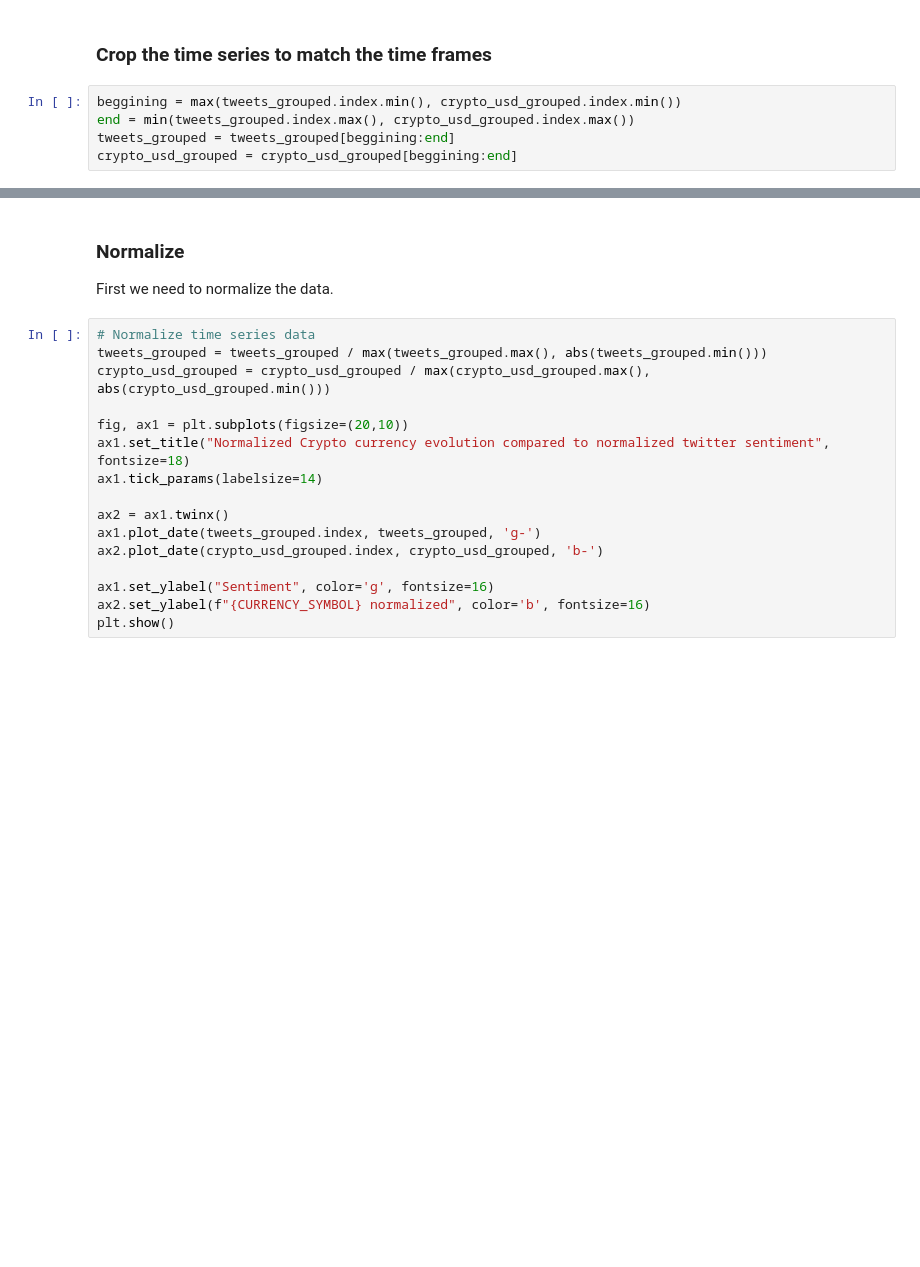
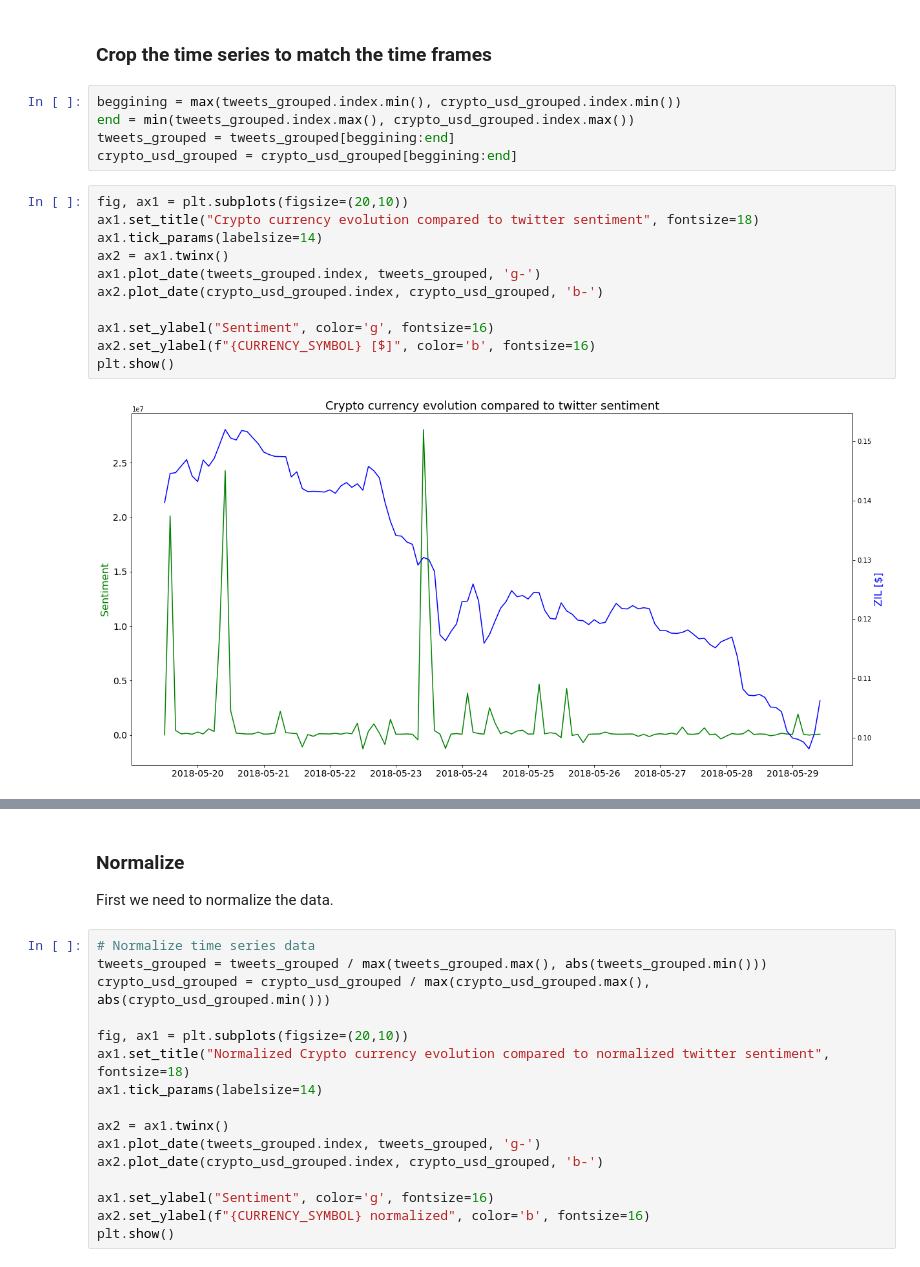
Before and after one commit to Drabble/TwitterSentimentAndCryptocurrencies, a Jupyter notebook: 04_TwitterSentimentAndCryptocurrencies.ipynb, the cells around one changed output, grey strips where cells are left out. Saved outputs shown, nothing was run; the diff lists cells and outputs as text; blank space fills up the shorter version.

```diff
--- a/04_TwitterSentimentAndCryptocurrencies.ipynb
+++ b/04_TwitterSentimentAndCryptocurrencies.ipynb
@@ -171,6 +171,19 @@ beggining = max(tweets_grouped.index.min(), crypto_usd_grouped.index.min())
 end = min(tweets_grouped.index.max(), crypto_usd_grouped.index.max())
 tweets_grouped = tweets_grouped[beggining:end]
 crypto_usd_grouped = crypto_usd_grouped[beggining:end]
+# %%
+fig, ax1 = plt.subplots(figsize=(20,10))
+ax1.set_title("Crypto currency evolution compared to twitter sentiment", fontsize=18)
+ax1.tick_params(labelsize=14)
+ax2 = ax1.twinx()
+ax1.plot_date(tweets_grouped.index, tweets_grouped, 'g-')
+ax2.plot_date(crypto_usd_grouped.index, crypto_usd_grouped, 'b-')
+
+ax1.set_ylabel("Sentiment", color='g', fontsize=16)
+ax2.set_ylabel(f"{CURRENCY_SYMBOL} [$]", color='b', fontsize=16)
+plt.show()
+# %% [output]
+[figure, added]
 # %%
 #tweets_grouped.T.corr(crypto_usd_grouped, method='pearson')
 #tweets_grouped.T.autocorr(crypto_usd_grouped, lag=20)
```
Also changed, not shown: parts of 12 cells of this notebook, 15 other files.
